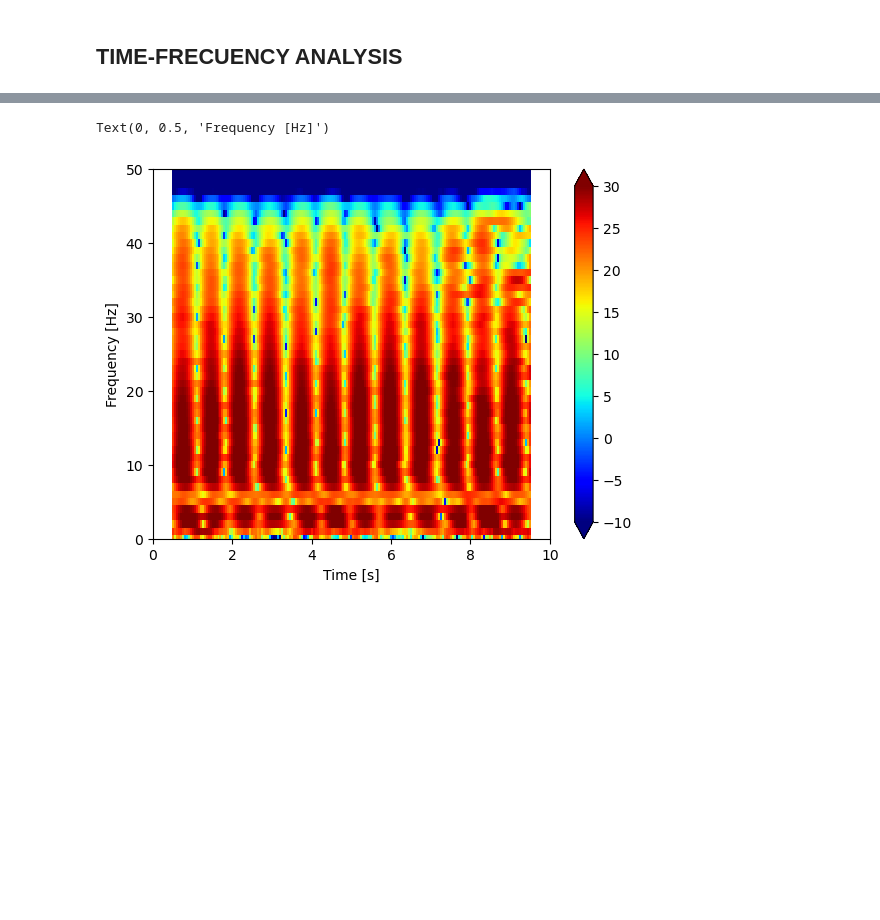
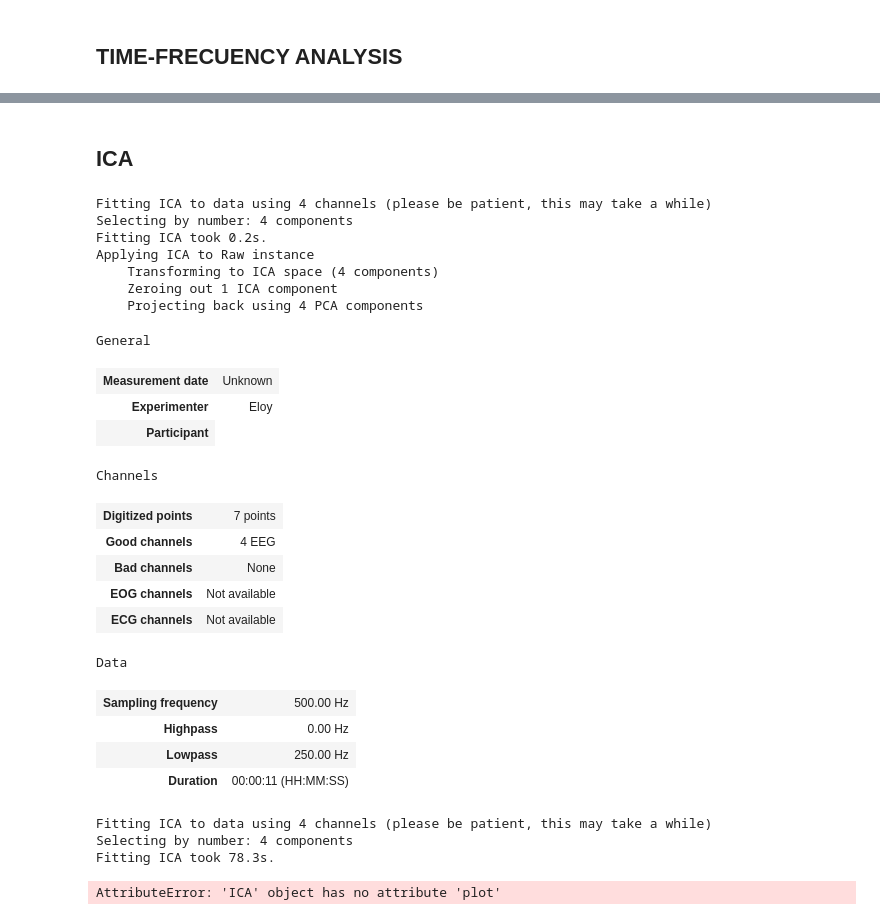
Before and after one commit to EloySerrudo/EEG_Project, a Jupyter notebook: bin/EDA_EEG.ipynb, the cells around one changed output, grey strips where cells are left out. Cells and saved outputs as stored; diff of their text form; code cells hidden in the pictures; blank space fills up the shorter version.

```diff
--- a/bin/EDA_EEG.ipynb
+++ b/bin/EDA_EEG.ipynb
@@ -329,20 +288,20 @@ Text(0, 0.5, 'Frequency [Hz]')
 # %%
-f, t, Sxx = scipy.signal.spectrogram(
-    x2[1],                  # Provide the signal,
-    fs=fs,                # ... the sampling frequency,
-    window='hann',
-    nperseg=interval,     # ... the length of a segment,
-    noverlap=overlap)     # ... the number of samples to overlap,
+# interval = int(fs)        # ... the interval size,
+# overlap = int(fs * 0.95)  # ... and the overlap intervals
 
-Sxx = 10 * np.log10(Sxx)
+# f, t, Sxx = scipy.signal.spectrogram(
+#     x2[1],                  # Provide the signal,
+#     fs=fs,                # ... the sampling frequency,
+#     window='hann',
+#     nperseg=interval,     # ... the length of a segment,
+#     noverlap=overlap)     # ... the number of samples to overlap,
 
-plt.pcolormesh(t, f, Sxx, cmap='jet')# Plot the result
-plt.colorbar(extend='both')   # ... with a color bar,
-plt.clim(-10, 30);
-plt.ylim([0, 50])             # ... set the frequency range,
-plt.xlim([0, 10])             # ... set the frequency range,
-plt.xlabel('Time [s]')        # ... and label the axes
-plt.ylabel('Frequency [Hz]')
+# Sxx = 10 * np.log10(Sxx)
+
+# plt.pcolormesh(t, f, Sxx, cmap='jet')# Plot the result
+# plt.colorbar(extend='both')   # ... with a color bar,
+# plt.clim(-10, 30);
+# plt.ylim([0, 50])             # ... set the frequency range,
+# plt.xlim([0, 10])             # ... set the frequency range,
+# plt.xlabel('Time [s]')        # ... and label the axes
+# plt.ylabel('Frequency [Hz]')
-# %% [output]
-Text(0, 0.5, 'Frequency [Hz]')
-[figure, removed]
@@ -348,0 +329,40 @@ Text(0, 0.5, 'Frequency [Hz]')
+# %% [markdown]
+## ICA
+# %%
+ica = ICA(n_components=4, max_iter="auto", random_state=97)
+# %%
+ica.fit(eeg_raw_f_1)
+ica.exclude = [0]
+ica.apply(eeg_raw_1)
+# %% [output]
+Fitting ICA to data using 4 channels (please be patient, this may take a while)
+Selecting by number: 4 components
+Fitting ICA took 0.2s.
+Applying ICA to Raw instance
+    Transforming to ICA space (4 components)
+    Zeroing out 1 ICA component
+    Projecting back using 4 PCA components
+General
+| Measurement date | Unknown |
+| Experimenter | Eloy |
+| Participant |
+Channels
+| Digitized points | 7 points |
+| Good channels | 4 EEG |
+| Bad channels | None |
+| EOG channels | Not available |
+| ECG channels | Not available |
+Data
+| Sampling frequency | 500.00 Hz |
+| Highpass | 0.00 Hz |
+| Lowpass | 250.00 Hz |
+| Duration | 00:00:11 (HH:MM:SS) |
+# %%
+ica.fit(eeg_raw_f_2)
+# ica.exclude = [0]
+# ica.apply(eeg_raw_2)
+# %% [output]
+Fitting ICA to data using 4 channels (please be patient, this may take a while)
+Selecting by number: 4 components
+Fitting ICA took 78.3s.
+AttributeError: 'ICA' object has no attribute 'plot'
```
Also changed, not shown: parts of 38 cells of this notebook.
